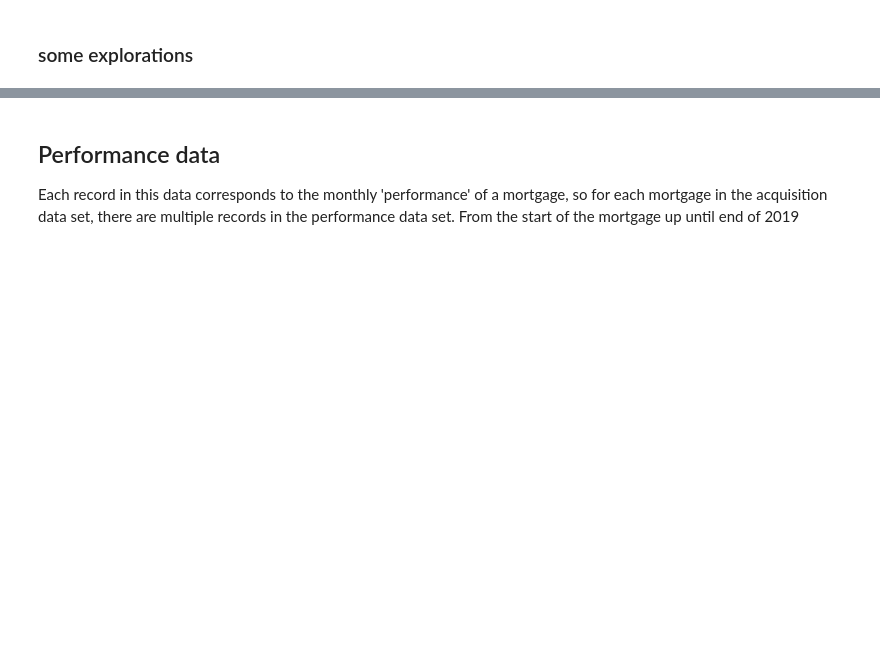
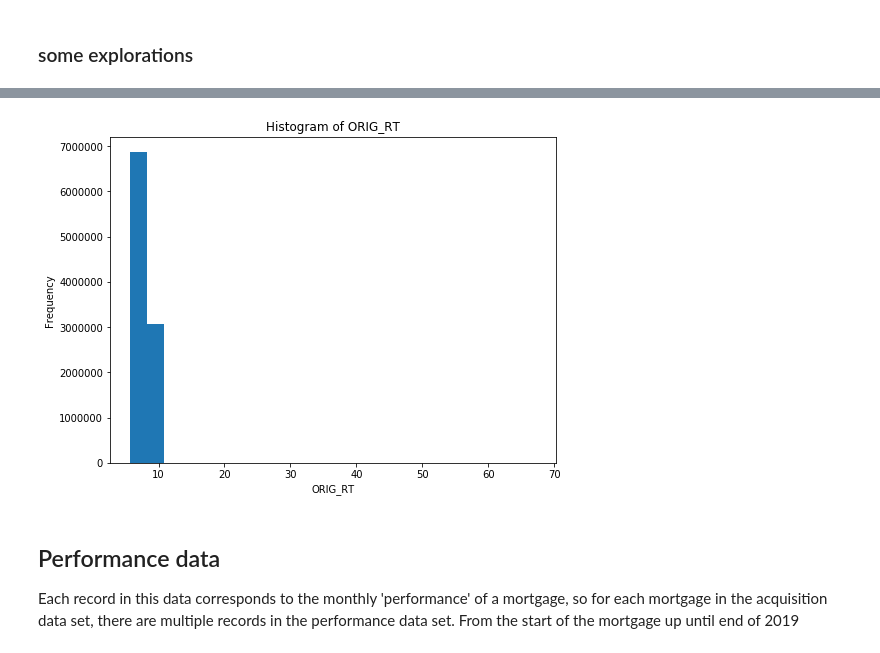
Before and after one commit to longhowlam/fanniemae_family_loans, a Jupyter notebook: h2o_modeling.ipynb, the cells around one changed output, grey strips where cells are left out. Saved outputs shown, nothing was run; the diff lists cells and outputs as text; code cells hidden in the pictures; blank space fills up the shorter version.

```diff
--- a/h2o_modeling.ipynb
+++ b/h2o_modeling.ipynb
@@ -139,3 +141,8 @@ acquisition["OLTV"].hist()
+# %%
+plt.figure(figsize=(8,6))
+acquisition["ORIG_RT"].hist()
+# %% [output]
+[figure, added]
 # %% [markdown]
 ## Performance data
 
```
Also changed, not shown: parts of 6 cells of this notebook, 1 other file.
